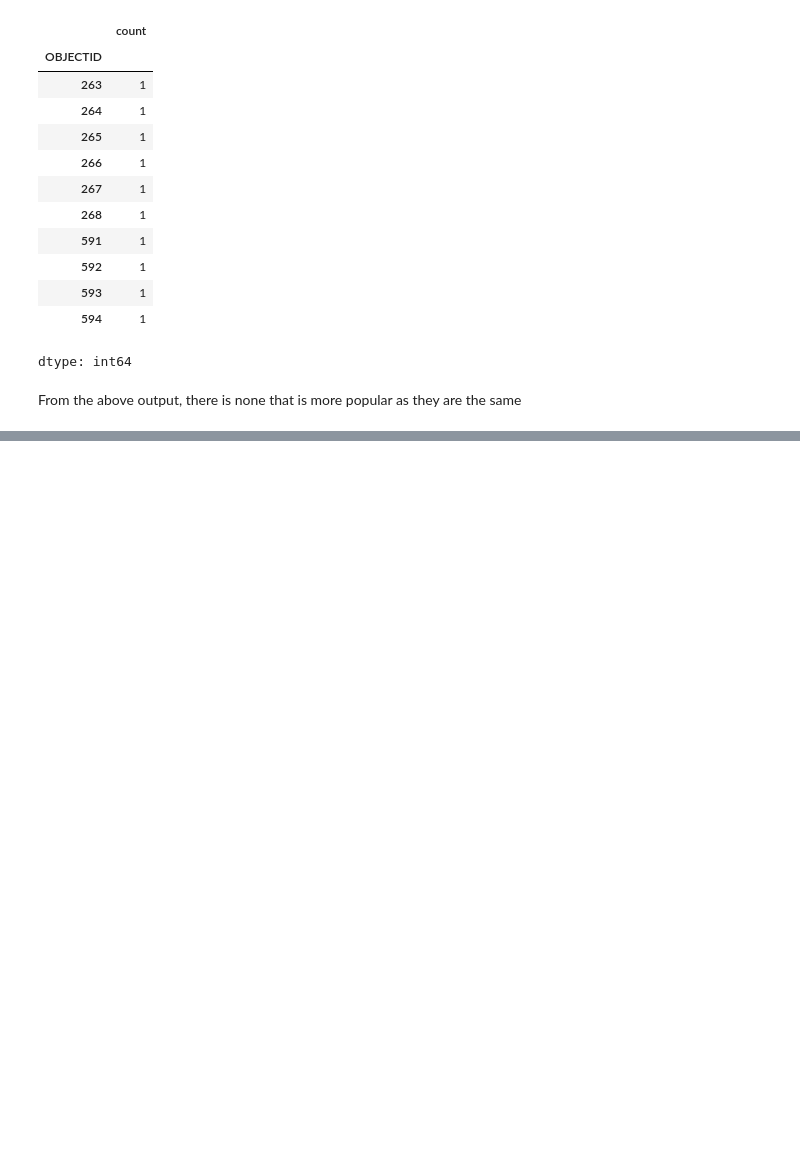
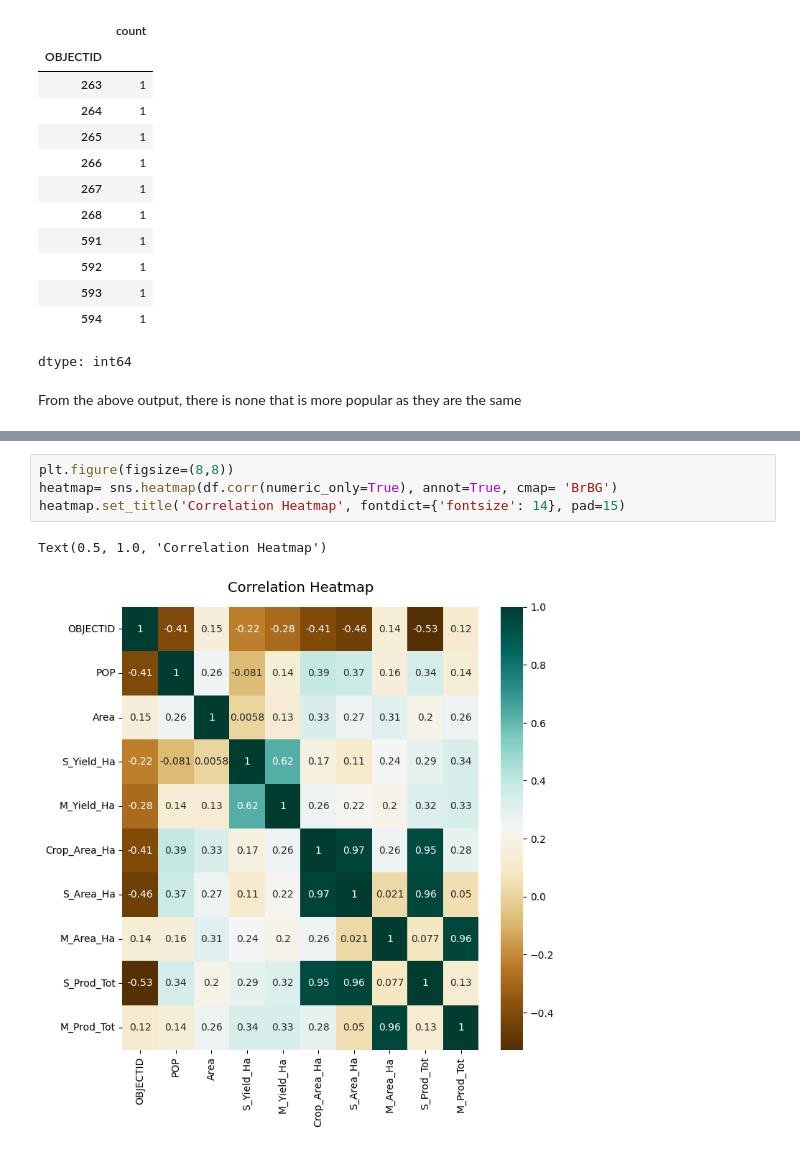
Before and after one commit to Ella244-18/Phase-1-Project-1, a Jupyter notebook: Project2.ipynb, the cells around one changed output, grey strips where cells are left out. Saved outputs shown, nothing was run; the diff lists cells and outputs as text; blank space fills up the shorter version.

```diff
--- a/Project2.ipynb
+++ b/Project2.ipynb
@@ -368,0 +437,7 @@ From the above output, there is none that is more popular as they are the same
+# %%
+plt.figure(figsize=(8,8))
+heatmap= sns.heatmap(df.corr(numeric_only=True), annot=True, cmap= 'BrBG')
+heatmap.set_title('Correlation Heatmap', fontdict={'fontsize': 14}, pad=15)
+# %% [output]
+Text(0.5, 1.0, 'Correlation Heatmap')
+[figure, added]
```
Also changed, not shown: parts of 10 cells of this notebook.
